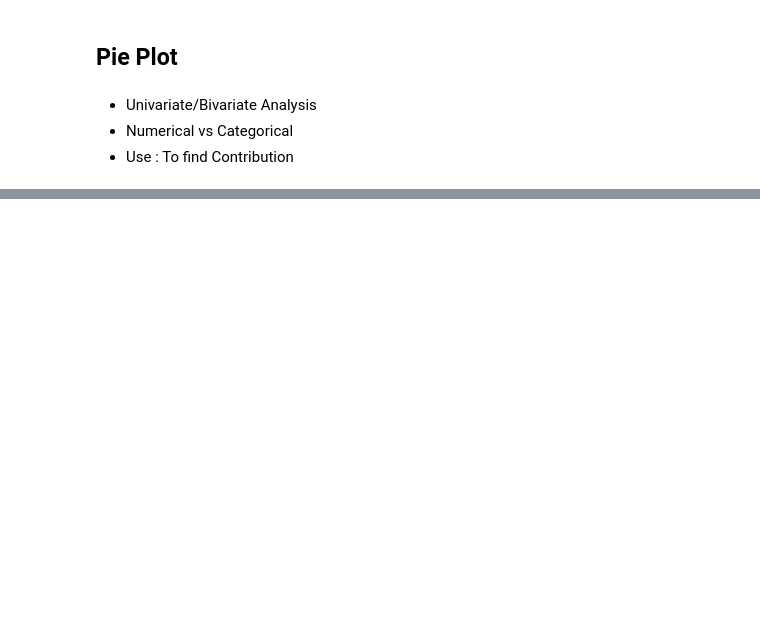
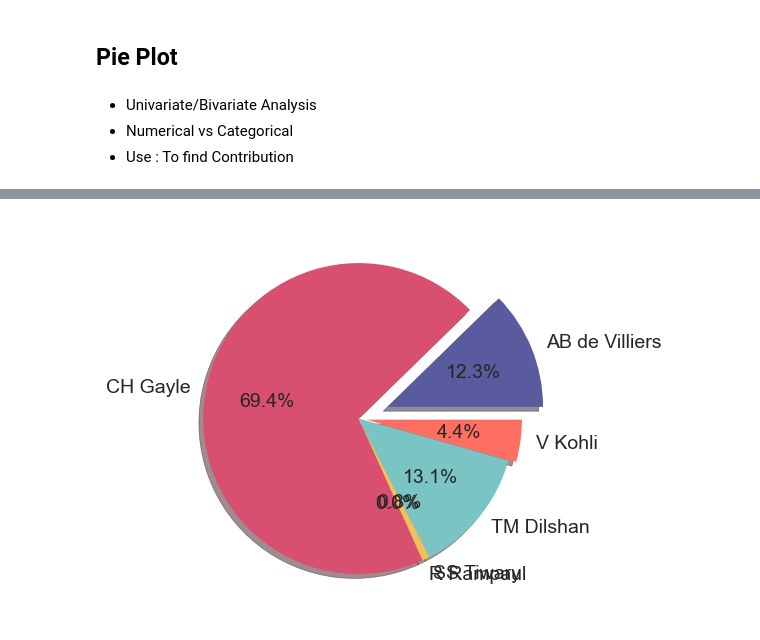
Before and after one commit to JARVIS20240/Python_pandas_for_DS-ML, a Jupyter notebook: Ch-8_MatplotLib/01_Basic.ipynb, the cells around one changed output, grey strips where cells are left out. Cells and saved outputs as stored; diff of their text form; code cells hidden in the pictures; blank space fills up the shorter version.

Commit message:
basic MatplotLib

```diff
--- a/Ch-8_MatplotLib/01_Basic.ipynb
+++ b/Ch-8_MatplotLib/01_Basic.ipynb
@@ -270,0 +279,8 @@ plt.show()
+# %%
+# Dataset:
+df = pd.read_csv("D:/Code/Python/PY_PANDAS/Ch-8_MatplotLib/CSVs/gayle-175.csv")
+# %%
+plt.pie(df['batsman_runs'], labels=df['batsman'], autopct="%0.1f%%", explode=[0.2,0,0,0,0,0.05], shadow=True)
+plt.show()
+# %% [output]
+[figure, added]
```
Also changed, not shown: parts of 24 cells of this notebook, 1 other file.
